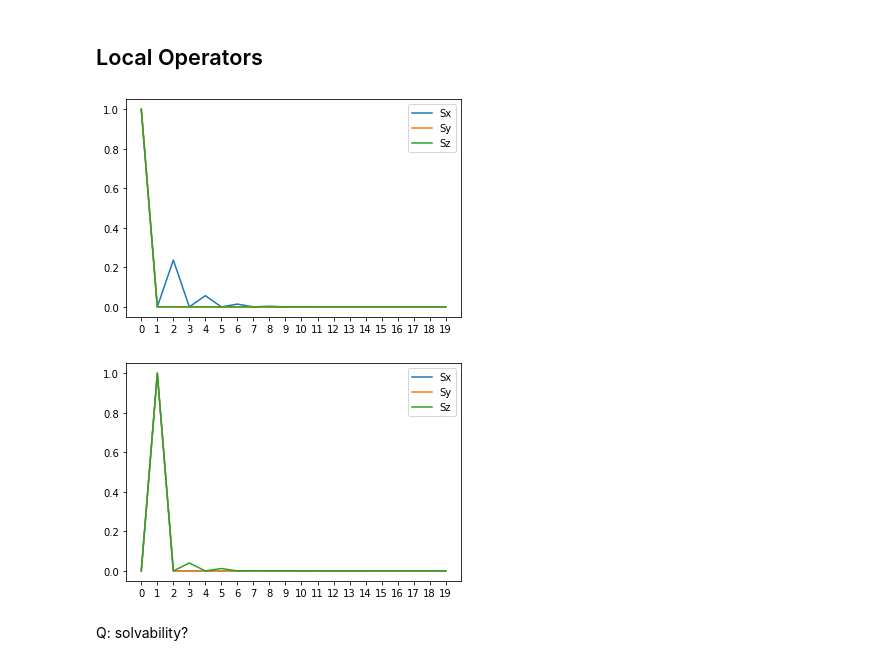
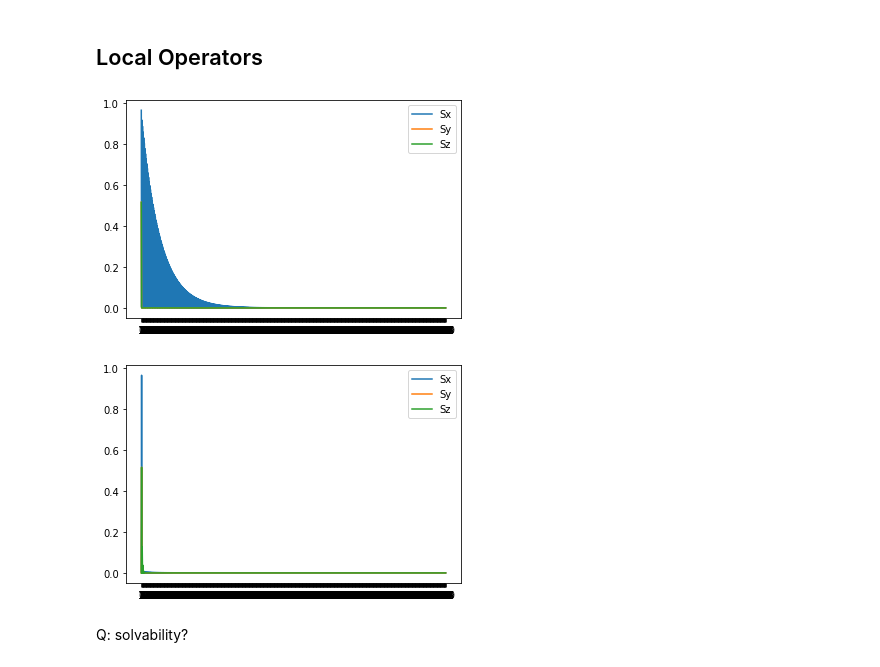
Before and after one commit to JerryChen97/KitaevLadder, a Jupyter notebook: Correlation functions and local order parameters Spin 1.ipynb, the cells around one changed output. Drawn from its saved outputs; the diff is of its cells as text; code cells hidden in the pictures.

```diff
--- a/Correlation functions and local order parameters.ipynb
+++ b/Correlation functions and local order parameters Spin 1.ipynb
@@ -74,11 +74,21 @@ $$ J_x - J_y > |{J_z}|$$
 
 r = 2
 theta = np.pi * 9 / 90
-Jx = r*np.cos(theta)
-Jy = r*np.sin(theta)
-Jz = .5
+Jx = 2
+Jy = 1
+Jz = 1
 
-result = run_atomic(Jx=Jx, Jy=Jy, Jz=Jz, L=4, chi=128, bc='periodic', bc_MPS='infinite')
+S=1
+
+chi_list = [2**k for k in range(3, 8)]
+
+initial_psi = None
+
+for chi in chi_list:
+
+    result = run_atomic(Jx=Jx, Jy=Jy, Jz=Jz, L=4, S=S, chi=chi, initial_psi=initial_psi, bc='periodic', bc_MPS='infinite')
+    psi = result['psi']
+    initial_psi = psi.copy()
 # %% [output]
 Reading 'L'=4 for config KitaevLadderSnakeCompactModel
 Reading 'conserve'=None for config KitaevLadderSnakeCompactModel
@@ -131,27 +146,27 @@ Local Symmetry: W9 = 1.0
 ops = ['Sx', 'Sy', 'Sz']
 # %%
 site_left = [0]
-site_right = 20
+site_right = 1000
 xticks=range(site_right)
 for op in ops:
-    cf_list = 4*psi.correlation_function(op, op, site_left, site_right, opstr=op)[0, :]
+    cf_list = psi.correlation_function(op, op, site_left, site_right, opstr=op)[0, :]
     plt.plot(xticks, np.abs(cf_list), '-', label=op)
 plt.legend()
 plt.xticks(xticks)
 plt.show()
 
 site_left = [1]
-site_right = 20
+site_right = 1000
 xticks=range(site_right)
 for op in ops:
-    cf_list = 4*psi.correlation_function(op, op, site_left, site_right, opstr=op)[0, :]
+    cf_list = psi.correlation_function(op, op, site_left, site_right, opstr=op)[0, :]
     plt.plot(xticks, np.abs(cf_list), '-', label=op)
 plt.legend()
 plt.xticks(xticks)
 plt.show()
 # %% [output]
-[figure, old version]
+[figure, new version]
-[figure, old version]
+[figure, new version]
 # %% [markdown]
 Q: solvability?
 # %% [markdown]
```
Also changed, not shown: parts of 13 cells of this notebook, 9 other files.
